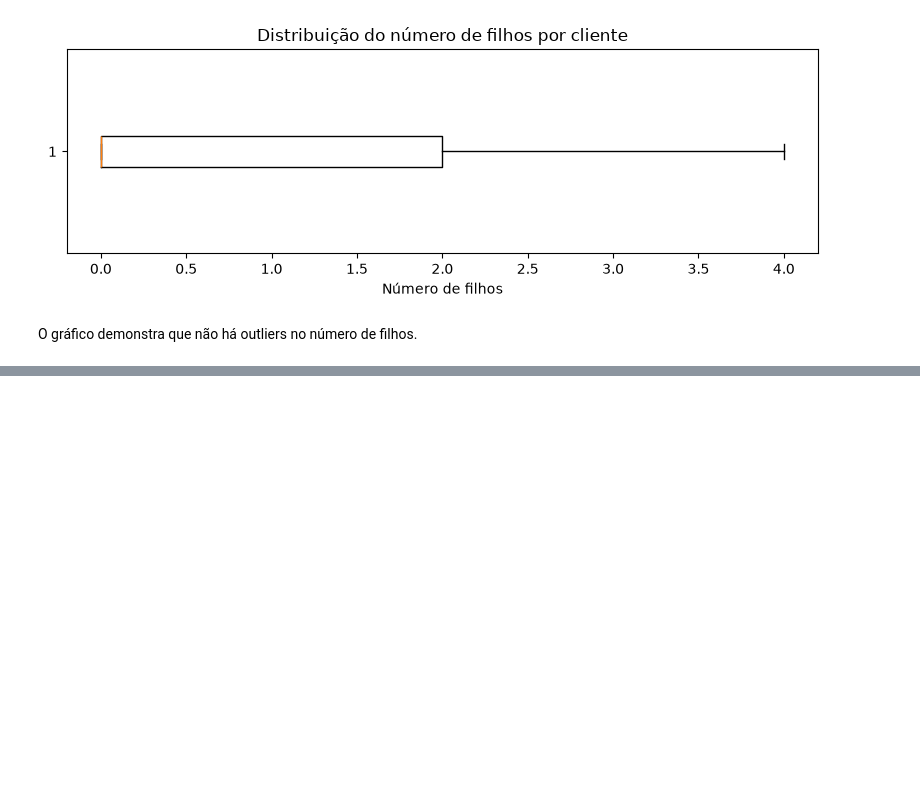
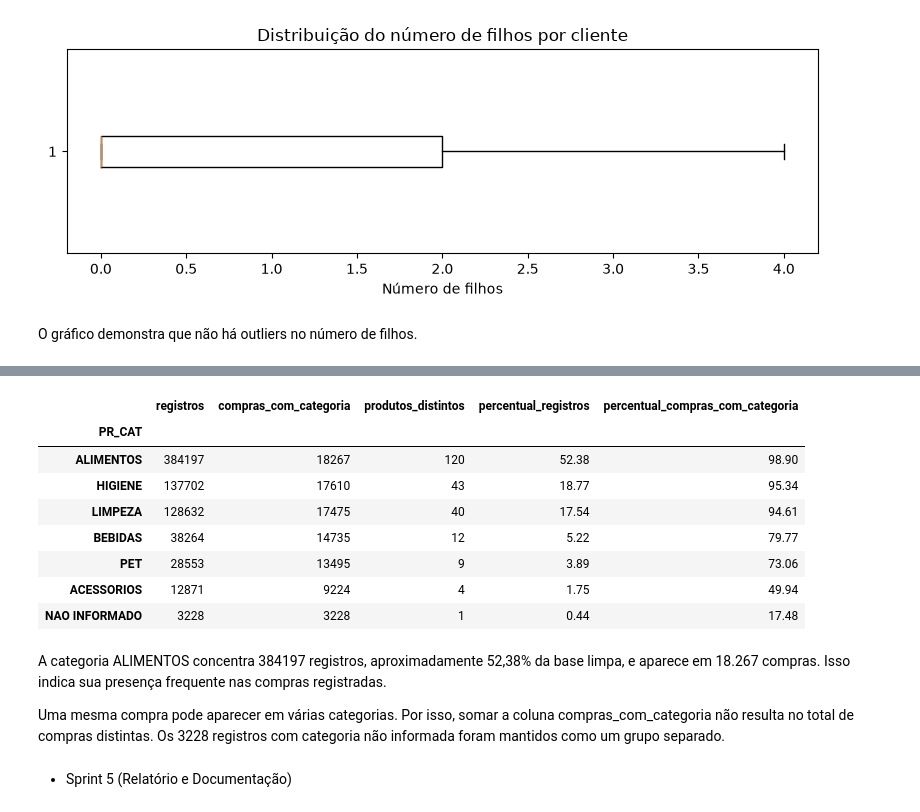
Before and after one commit to isabelagomesdacosta-gif/Miniprojeto_IsabelaGomesDaCosta_Analise_de_Dados_T1, a Jupyter notebook: mini_projeto_analise_de_dados_com_python.ipynb, the cells around one changed output, grey strips where cells are left out. Saved outputs shown, nothing was run; the diff lists cells and outputs as text; code cells hidden in the pictures; blank space fills up the shorter version.

```diff
--- a/mini_projeto_analise_de_dados_com_python.ipynb
+++ b/mini_projeto_analise_de_dados_com_python.ipynb
@@ -496,0 +540,34 @@ O gráfico demonstra que não há outliers no número de filhos.
+# %%
+# Agrupa os registros por categoria de produto
+resumo_categoria = (
+    df_limpo.groupby("PR_CAT")
+    .agg(
+        registros=("CO_ID", "size"),
+        compras_com_categoria=("CO_ID", "nunique"),
+        produtos_distintos=("PR_ID", "nunique")
+    )
+    .sort_values("registros", ascending=False)
+)
+
+resumo_categoria["percentual_registros"] = resumo_categoria["registros"] / len(df_limpo) * 100
+resumo_categoria["percentual_compras_com_categoria"] = (
+    resumo_categoria["compras_com_categoria"] / df_limpo["CO_ID"].nunique() * 100
+)
+
+display(resumo_categoria.round(2))
+# %% [output]
+|  | registros | compras_com_categoria | produtos_distintos | percentual_registros | percentual_compras_com_categoria |
+| PR_CAT |  |  |  |  |  |
+| ALIMENTOS | 384197 | 18267 | 120 | 52.38 | 98.90 |
+| HIGIENE | 137702 | 17610 | 43 | 18.77 | 95.34 |
+| LIMPEZA | 128632 | 17475 | 40 | 17.54 | 94.61 |
+| BEBIDAS | 38264 | 14735 | 12 | 5.22 | 79.77 |
+| PET | 28553 | 13495 | 9 | 3.89 | 73.06 |
+| ACESSORIOS | 12871 | 9224 | 4 | 1.75 | 49.94 |
+| NAO INFORMADO | 3228 | 3228 | 1 | 0.44 | 17.48 |
+# %% [markdown]
+A categoria ALIMENTOS concentra 384197 registros, aproximadamente 52,38% da base limpa, e aparece em 18.267 compras. Isso indica sua presença frequente nas compras registradas.
+
+Uma mesma compra pode aparecer em várias categorias. Por isso, somar a coluna compras_com_categoria não resulta no total de compras distintas. Os 3228 registros com categoria não informada foram mantidos como um grupo separado.
+# %% [markdown]
+- Sprint 5 (Relatório e Documentação)
```
Also changed, not shown: parts of 10 cells of this notebook.
